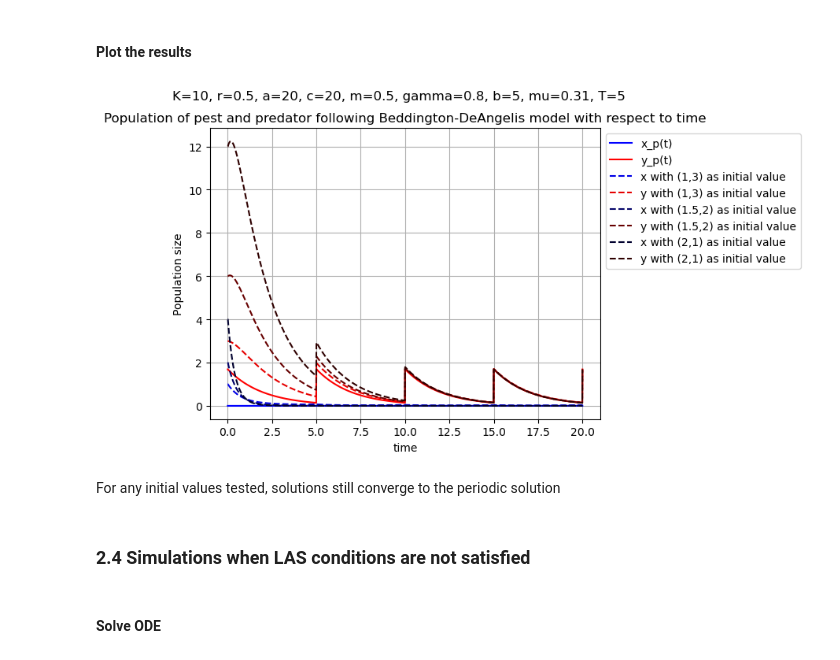
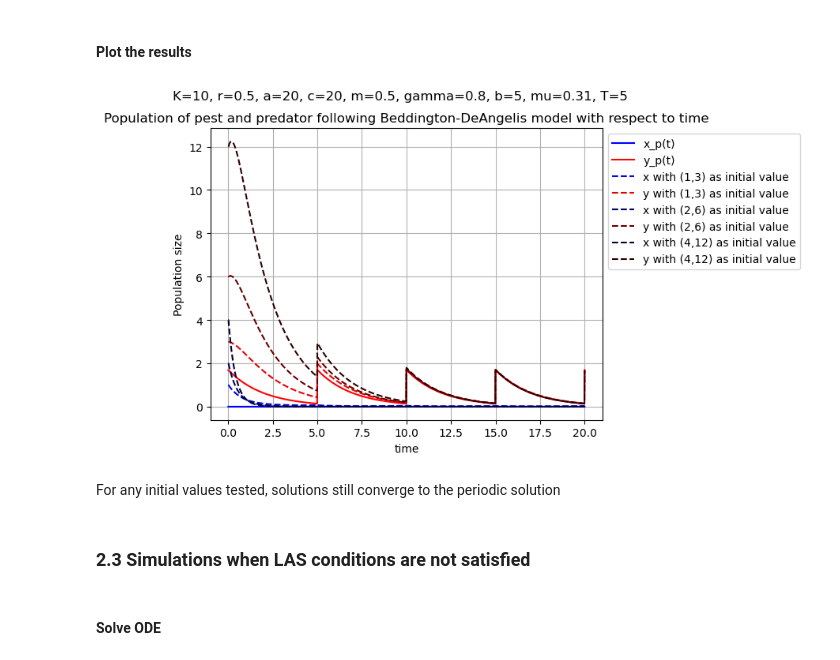
Before and after one commit to AinatianaLoyens/First_sim_CACOLAC, a Jupyter notebook: simulations_improved.ipynb, the cells around one changed output. Drawn from its saved outputs; the diff is of its cells as text; code cells hidden in the pictures.

Commit message:
3 models 2 simulations cleaned

```diff
--- a/simulations_improved.ipynb
+++ b/simulations_improved.ipynb
@@ -684,37 +364,25 @@ y_i = xy_i[1]
 # %%
 plt.plot(t, x_p, color = (0,0,1), label = 'x_p(t)')
 plt.plot(t, y_p, color = (1,0,0), label = 'y_p(t)')
 plt.plot(t, x_a, color = (0,0,0.9), linestyle='--', label='x with (1,3) as initial value')
 plt.plot(t, y_a, color = (0.9,0,0), linestyle='--', label='y with (1,3) as initial value')
-#plt.plot(t, x_b, color = (0,0,0.8), linestyle='--', label='x with (1.5,3) as initial value')
-#plt.plot(t, y_b, color = (0.8,0,0), linestyle='--', label='y with (1.5,3) as initial value')
-#plt.plot(t, x_c, color = (0,0,0.7), linestyle='--', label='x with (1,2) as initial value')
-#plt.plot(t, y_c, color = (0.7,0,0), linestyle='--', label='y with (1,2) as initial value')
-#plt.plot(t, x_d, color = (0,0,0.6), linestyle='--', label='x with (2,3) as initial value')
-#plt.plot(t, y_d, color = (0.6,0,0), linestyle='--', label='y with (2,3) as initial value')
-#plt.plot(t, x_e, color = (0,0,0.5), linestyle='--', label='x with (1,1) as initial value')
-#plt.plot(t, y_e, color = (0.5,0,0), linestyle='--', label='y with (1,1) as initial value')
-plt.plot(t, x_f, color = (0,0,0.4), linestyle='--', label='x with (1.5,2) as initial value')
-plt.plot(t, y_f, color = (0.4,0,0), linestyle='--', label='y with (1.5,2) as initial value')
-#plt.plot(t, x_g, color = (0,0,0.3), linestyle='--', label='x with (1.5,1) as initial value')
-#plt.plot(t, y_g, color = (0.3,0,0), linestyle='--', label='y with (1.5,1) as initial value')
-#plt.plot(t, x_h, color = (0,0,0.2), linestyle='--', label='x with (2,2) as initial value')
-#plt.plot(t, y_h, color = (0.2,0,0), linestyle='--', label='y with (2,2) as initial value')
-plt.plot(t, x_i, color = (0,0,0.18), linestyle='--', label='x with (2,1) as initial value')
-plt.plot(t, y_i, color = (0.18,0,0), linestyle='--', label='y with (2,1) as initial value')
+plt.plot(t, x_f, color = (0,0,0.4), linestyle='--', label='x with (2,6) as initial value')
+plt.plot(t, y_f, color = (0.4,0,0), linestyle='--', label='y with (2,6) as initial value')
+plt.plot(t, x_i, color = (0,0,0.18), linestyle='--', label='x with (4,12) as initial value')
+plt.plot(t, y_i, color = (0.18,0,0), linestyle='--', label='y with (4,12) as initial value')
 plt.xlabel('time')
 plt.ylabel('Population size')
 plt.title('Population of pest and predator following Beddington-DeAngelis model with respect to time')
 plt.suptitle('K=10, r=0.5, a=20, c=20, m=0.5, gamma=0.8, b=5, mu=0.31, T=5')
 plt.legend(loc= 'upper left', bbox_to_anchor=(1,1))
 plt.grid()
 plt.show()
 # %% [output]
-[figure, old version]
+[figure, new version]
 # %% [markdown]
 For any initial values tested, solutions still converge to the periodic solution
 # %% [markdown]
-### 2.4 Simulations when LAS conditions are not satisfied
+### 2.3 Simulations when LAS conditions are not satisfied
 # %% [markdown]
 #### Solve ODE
 # %% [markdown]
```
Also changed, not shown: parts of 42 cells of this notebook.
